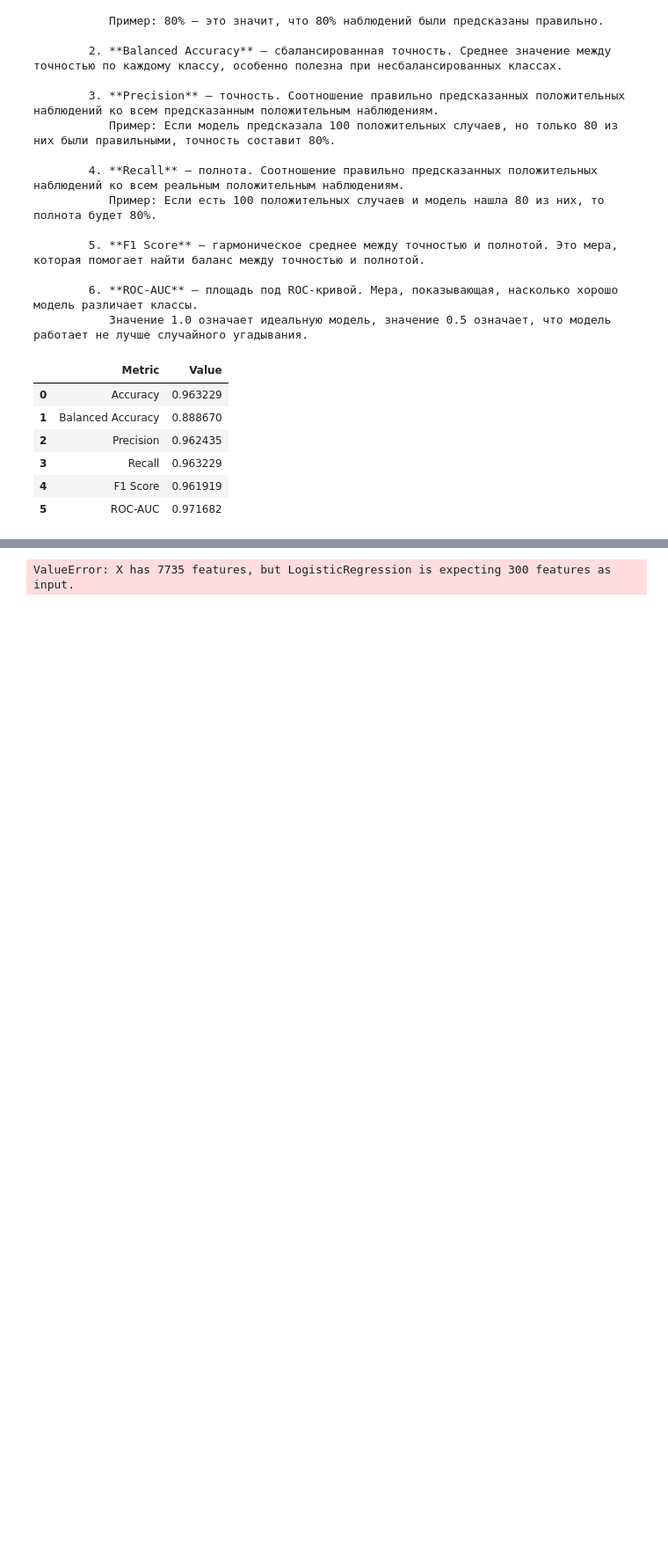
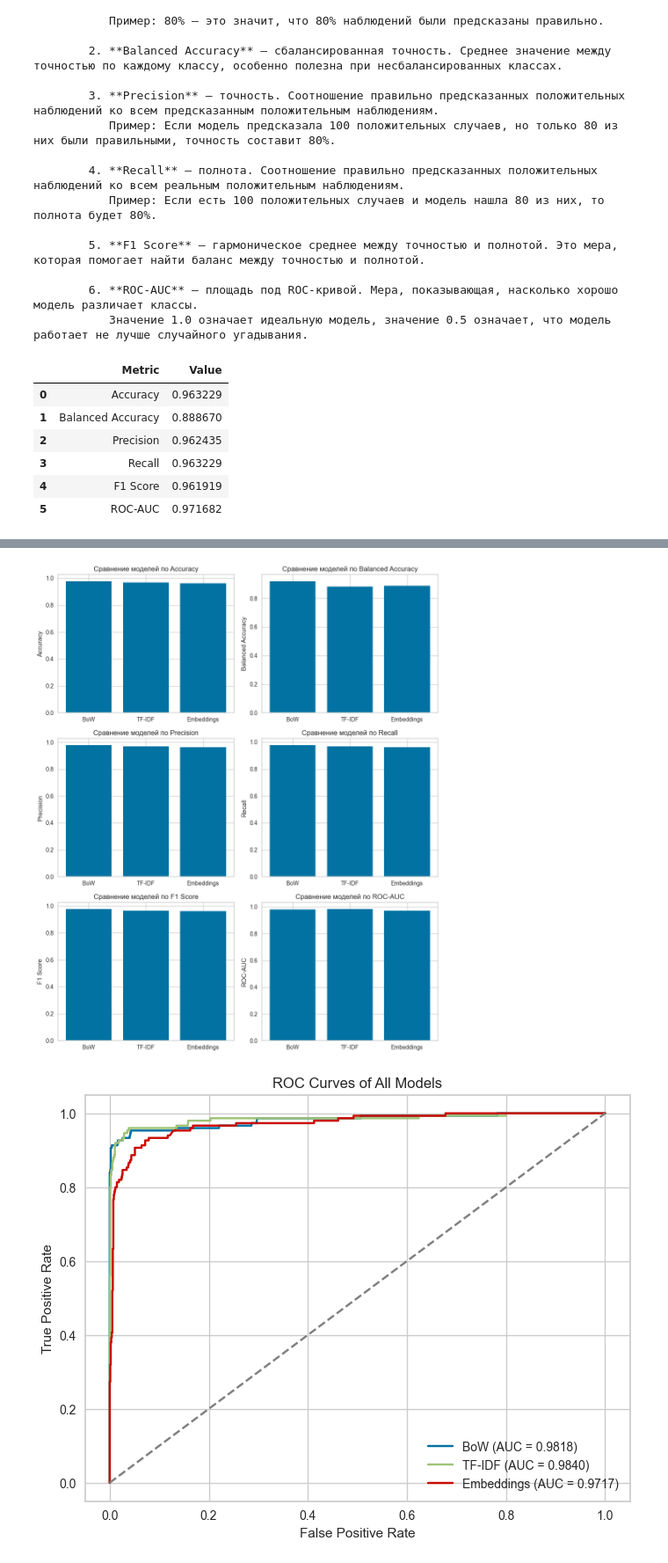
Before and after one commit to DeadNord/goit-cv-hw10, a Jupyter notebook: src/LLM.ipynb, the cells around one changed output, grey strips where cells are left out. Shown: that part at 88% size. Drawn from its saved outputs; the diff is of its cells as text; code cells hidden in the pictures; blank space fills up the shorter version.

```diff
--- a/src/LLM.ipynb
+++ b/src/LLM.ipynb
@@ -213,6 +234,8 @@ print("\nTraining with BoW:")
 bow_model, bow_vectorizer = model_trainer.train_with_bow(
     X_train_processed_text, y_train
 )
+
+X_test_bow = bow_vectorizer.transform(X_test_processed_text)
 # %% [output]
 Training with BoW:
 # %%
@@ -220,6 +243,8 @@ print("\nTraining with TF-IDF:")
 tfidf_model, tfidf_vectorizer = model_trainer.train_with_tfidf(
     X_train_processed_text, y_train
 )
+
+X_test_tfidf = tfidf_vectorizer.transform(X_test_processed_text)
 # %% [output]
 Training with TF-IDF:
 # %%
@@ -272,19 +297,11 @@ models = {
     "Embeddings": embeddings_model,
 }
 
-vectorizers = {
-    "BoW": bow_vectorizer,
-    "TF-IDF": tfidf_vectorizer,
-    # Для Embeddings не нужен vectorizer
-}
-
 test_data = {
-    "BoW": X_test_processed_text,
-    "TF-IDF": X_test_processed_text,
+    "BoW": X_test_bow,
+    "TF-IDF": X_test_tfidf,
     "Embeddings": X_test_embeddings,
 }
 # %%
-evaluator.compare_models(
-    models, test_data, y_test, vectorizers=vectorizers, show_help=True
-)
+evaluator.compare_models(models, test_data, y_test, show_help=True, n_cols=2)
 # %% [output]
@@ -294 +329,2 @@ Shape of vectorized data for model 'BoW': (1115, 7735)
-ValueError: X has 7735 features, but LogisticRegression is expecting 300 features as input.
+[figure, added]
+[figure, added]
```
Also changed, not shown: parts of 3 cells of this notebook, 6 other files.
